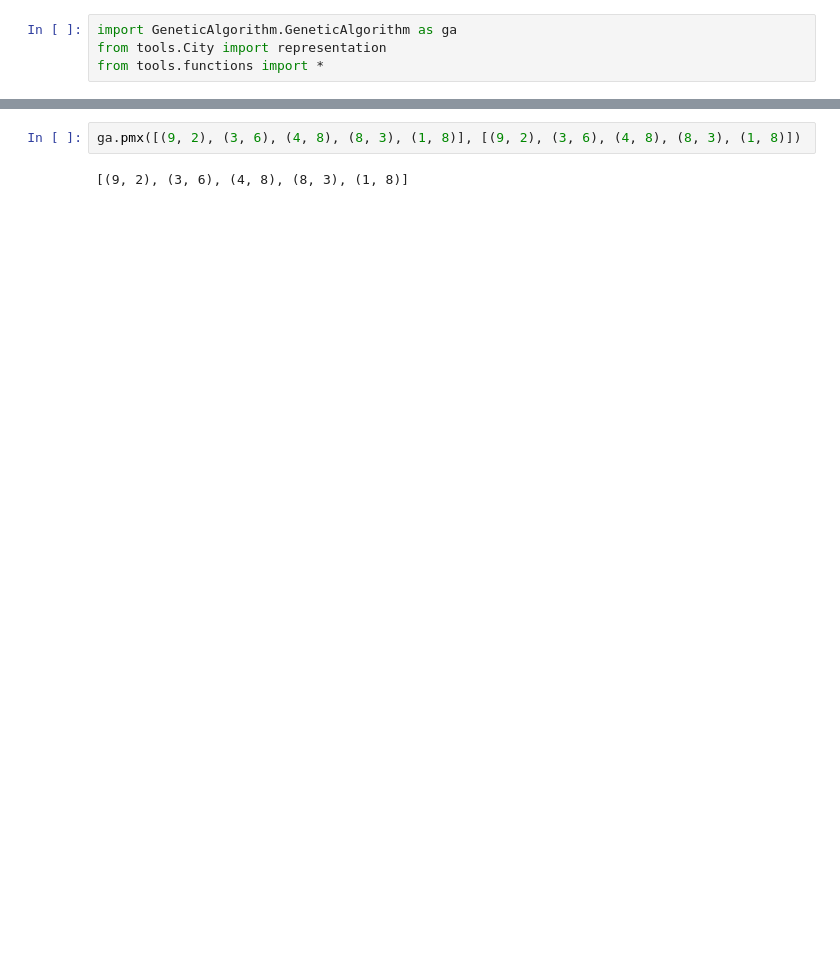
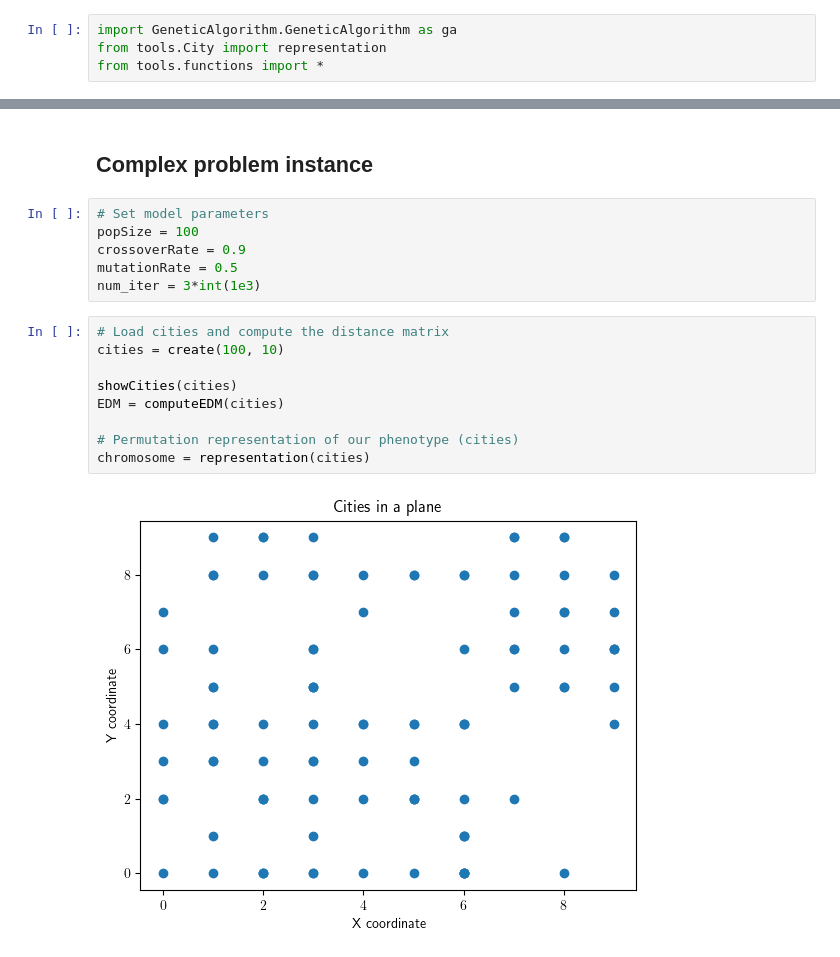
Before and after one commit to franciscopalmeromoya/TravellingSalesmanProblem, a Jupyter notebook: main.ipynb, the cells around one changed output, grey strips where cells are left out. Saved outputs shown, nothing was run; the diff lists cells and outputs as text; blank space fills up the shorter version.

```diff
--- a/main.ipynb
+++ b/main.ipynb
@@ -47,4 +42,19 @@ The mean best fitness (MBF) is: 5.605674049573651
-# %%
-ga.pmx([(9, 2), (3, 6), (4, 8), (8, 3), (1, 8)], [(9, 2), (3, 6), (4, 8), (8, 3), (1, 8)])
-# %% [output]
-[(9, 2), (3, 6), (4, 8), (8, 3), (1, 8)]
+# %% [markdown]
+## Complex problem instance
+# %%
+# Set model parameters
+popSize = 100
+crossoverRate = 0.9
+mutationRate = 0.5
+num_iter = 3*int(1e3)
+# %%
+# Load cities and compute the distance matrix
+cities = create(100, 10)
+
+showCities(cities)
+EDM = computeEDM(cities)
+
+# Permutation representation of our phenotype (cities)
+chromosome = representation(cities)
+# %% [output]
+[figure, added]
```
Also changed, not shown: parts of 10 cells of this notebook, 24 other files.
